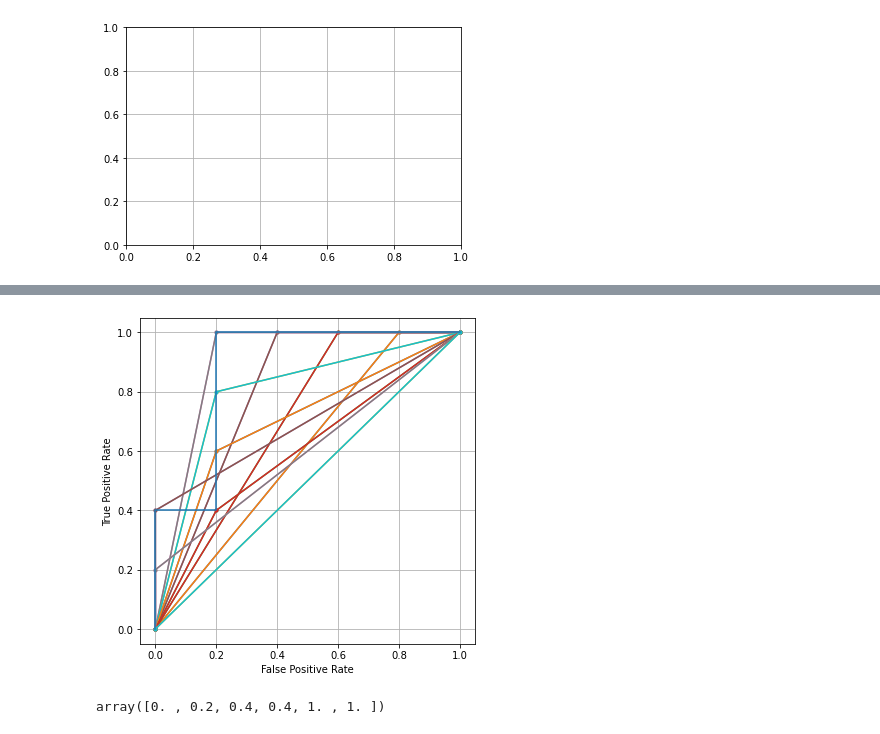
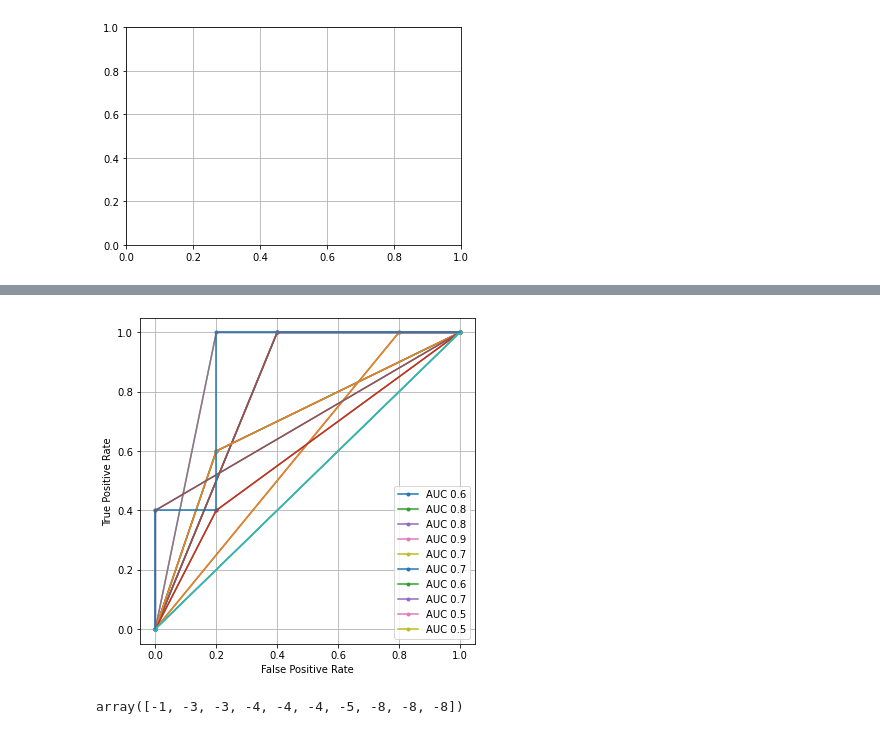
Before and after one commit to aysuvorov/clinstats, a Jupyter notebook: docs/pages/roc_analysis/roc-auc.ipynb, the cells around one changed output, grey strips where cells are left out. Saved outputs shown, nothing was run; the diff lists cells and outputs as text; code cells hidden in the pictures.

```diff
--- a/docs/pages/roc_analysis/roc-auc.ipynb
+++ b/docs/pages/roc_analysis/roc-auc.ipynb
@@ -13,5 +13,15 @@ import regressions as rgr
 # https://mmuratarat.github.io/2019-10-01/how-to-compute-AUC-plot-ROC-by-hand
 # https://medium.com/swlh/recall-precision-f1-roc-auc-and-everything-542aedf322b9
 # %%
-x = np.array([1,2,3,4,5,6,7,8,9,10])
+x = np.array([1,3,3,4,5,5,6,8,9,9])
 y = np.array([0,0,0,0,1,1,1,0,1,1])
+# %%
+for i in [9,8,6,5,4,3,1]:
+
+    tn, fp, fn, tp = confusion_matrix(y, x>=i).ravel()
+    (tn, fp, fn, tp)
+
+    print(i)
+    print(fp/(fp + tn))
+    print(tp/(tp + fn))
+    print(tp/(tp + fn) - fp/(fp + tn))
@@ -47,38 +104,37 @@ fig, ax = plt.subplots(figsize=(6,6))
 for i in x:
 
     real, pred = pd.Series(y), pd.Series(x > i)
 
     auc_r = roc_auc_score(real, pred)
 
     if auc_r > 0.5:
 
         lr_fpr, lr_tpr, _ = roc_curve(real, pred)
 
     else:
         lr_fpr, lr_tpr, _ = roc_curve(real.replace([0,1],[1,0]), pred)
         auc_r = roc_auc_score(real.replace([0,1],[1,0]), pred)
 
     #sns.set(style='white')
 
     plt.plot(lr_fpr, lr_tpr, marker='.', label = 'AUC ' + str(round(auc_r, 3)))
     plt.plot(lr_fpr, lr_tpr, marker='.')
-    #plt.plot(lr_fpr, lr_fpr, linestyle='--')
+    #plt.plot(lr_fpr, lr_fpr, linestyle='--') """
 
-#plt.legend(loc = 4)
+plt.legend(loc = 4)
 
 fpr, tpr, _ = roc_curve(y,x)
 plt.plot(fpr,tpr,label="data 1, auc="+str(auc))
 #plt.legend(loc=4)
 plt.grid()
 
 plt.xlabel('False Positive Rate')
 plt.ylabel('True Positive Rate')
 
 plt.show()
 # %% [output]
-[figure, old version]
+[figure, new version]
-# %%
-
-tpr
-# %% [output]
-array([0. , 0.2, 0.4, 0.4, 1. , 1. ])
+# %%
+y-x
+# %% [output]
+array([-1, -3, -3, -4, -4, -4, -5, -8, -8, -8])
```
Also changed, not shown: parts of 15 cells of this notebook.
